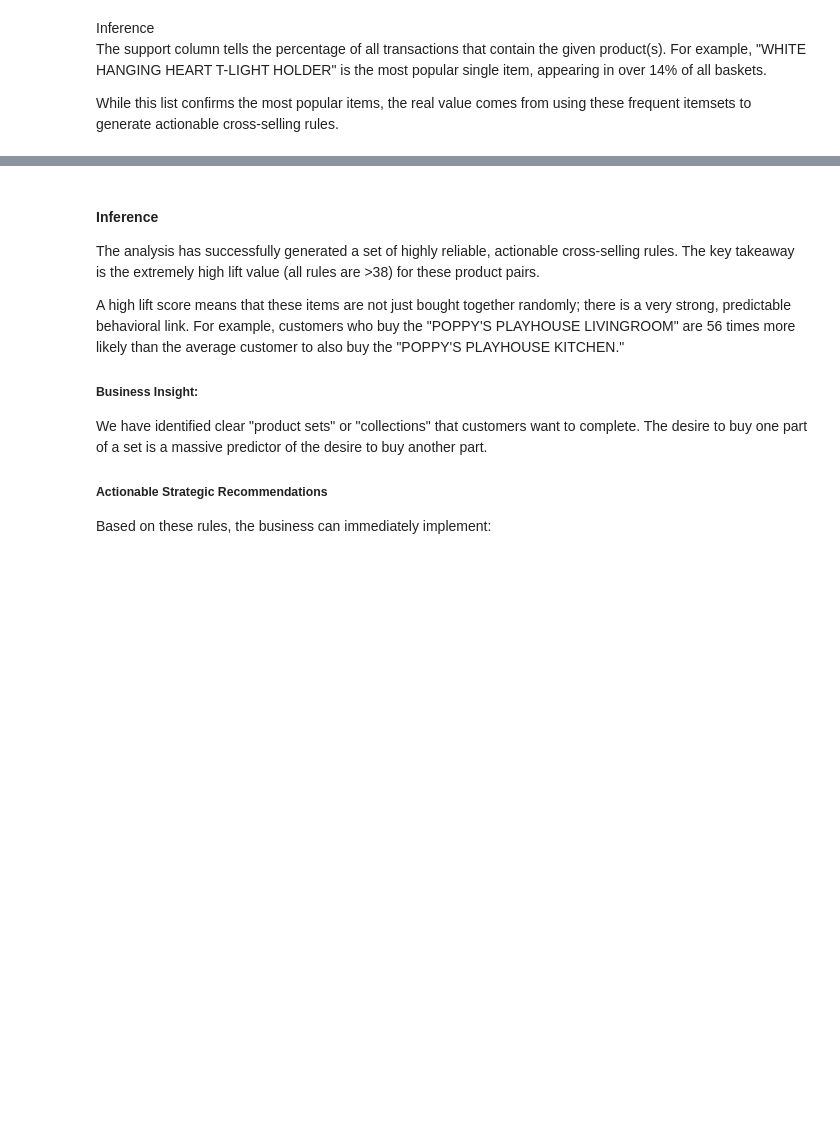
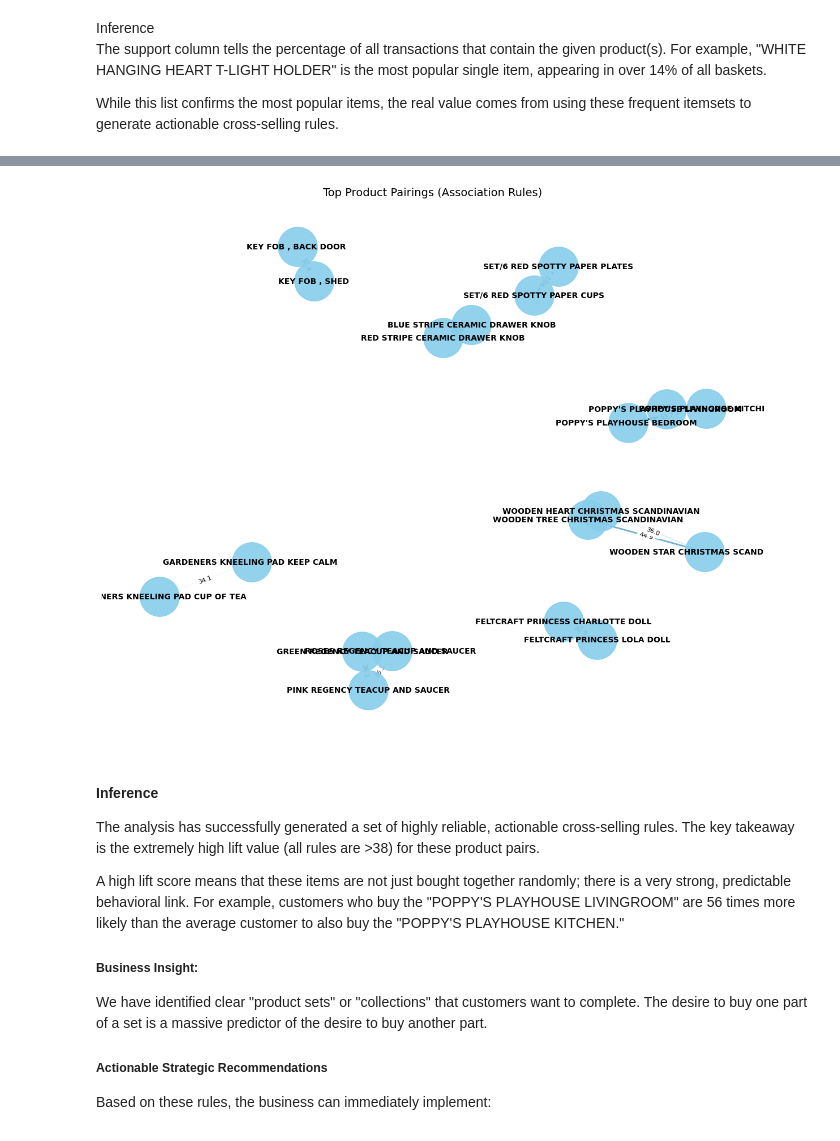
Before and after one commit to deeason7/Customer_Intelligence_Engine, a Jupyter notebook: notebooks/Affinity_Analysis.ipynb, the cells around one changed output, grey strips where cells are left out. Saved outputs shown, nothing was run; the diff lists cells and outputs as text; code cells hidden in the pictures; blank space fills up the shorter version.

Commit message:
Added Network Graph

```diff
--- a/notebooks/Affinity_Analysis.ipynb
+++ b/notebooks/Affinity_Analysis.ipynb
@@ -297,4 +297,45 @@ Top Actionable Association Rules
 | 276 | (RED STRIPE CERAMIC DRAWER KNOB) | (BLUE STRIPE CERAMIC DRAWER KNOB) | 0.015868 | 0.017319 | 0.010609 | 0.668571 | 38.603291 | ... |
+# %%
+import networkx as nx
+import matplotlib.pyplot as plt
+
+# Limit number of rules to display
+top_rules = actionable_rules.head(10)
+
+# Create graph
+G = nx.DiGraph()
+
+for _, row in top_rules.iterrows():
+    for antecedent in row['antecedents']:
+        for consequent in row['consequents']:
+            G.add_edge(antecedent, consequent, weight=row['lift'])
+
+# Generate layout with better spacing
+pos = nx.spring_layout(G, k=0.8, iterations=50, seed=42)  # k controls spacing
+
+# Extract edge weights for coloring
+edges = G.edges(data=True)
+weights = [edge[2]['weight'] for edge in edges]
+
+# Draw nodes
+plt.figure(figsize=(12, 10))
+nx.draw_networkx_nodes(G, pos, node_color='skyblue', node_size=2500, alpha=0.9)
+
+# Draw edges
+nx.draw_networkx_edges(G, pos, edge_color=weights, edge_cmap=plt.cm.Blues, width=2, arrows=True)
+
+# Draw labels
+nx.draw_networkx_labels(G, pos, font_size=10, font_weight='bold')
+
+edge_labels = {(u, v): f"{d['weight']:.1f}" for u, v, d in G.edges(data=True)}
+nx.draw_networkx_edge_labels(G, pos, edge_labels=edge_labels, font_size=8)
+
+plt.title("Top Product Pairings (Association Rules)", fontsize=14)
+plt.axis('off')
+plt.tight_layout()
+plt.show()
+# %% [output]
+[figure, added]
 # %% [markdown]
 #### Inference
 The analysis has successfully generated a set of highly reliable, actionable cross-selling rules. The key takeaway is the extremely high lift value (all rules are >38) for these product pairs.
```
Also changed, not shown: parts of 2 cells of this notebook, 1 other file.
